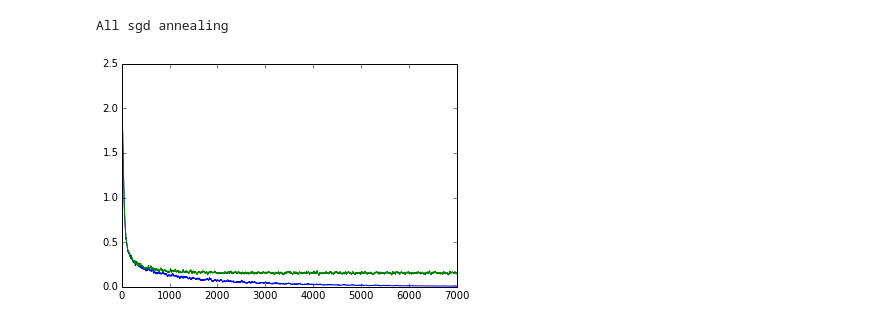
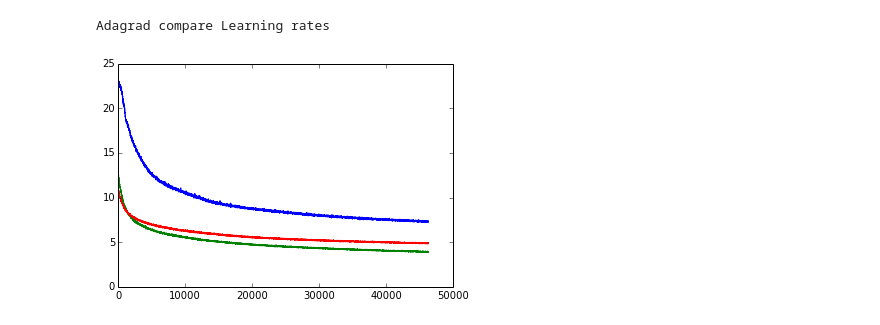
Before and after one commit to awni/229t_project, a Jupyter notebook: notebooks/opt-comp.ipynb, the cells around one changed output. Drawn from its saved outputs; the diff is of its cells as text; code cells hidden in the pictures.

Commit message:
plotting code

```diff
--- a/notebooks/opt-comp.ipynb
+++ b/notebooks/opt-comp.ipynb
@@ -132,12 +55,13 @@ Compare optimizers no annealing
 # %%
 files = []
-formatf = "../models/%s_step_%.3f_mom_%.3f_anneal_%.3f.bin"
-files.append("../models/sgd_step_"+str(1e-1)+"_mom_"+str(1)+".bin")
-files.append(formatf%('sgd',1e-1,1.0,1.5))
+formatf = "../models/ae_%s_step_%.3f_mom_%.3f_anneal_%.3f.bin"
+files.append(formatf%('adagrad',1e-2,1.0,1.0))
+files.append(formatf%('adagrad',5e-3,1.0,1.0))
+files.append(formatf%('adagrad',1e-3,1.0,1.0))
 costMat = loadAll(files)
-print "All sgd annealing"
-plt.plot(costMat.T)
+print "Adagrad compare Learning rates"
+plt.plot(costMat.T[500:,:])
 plt.show()
 # %% [output]
-All sgd annealing
+Adagrad compare Learning rates
-[figure, old version]
+[figure, new version]
```
Also changed, not shown: parts of 11 cells of this notebook, 1 other file.
